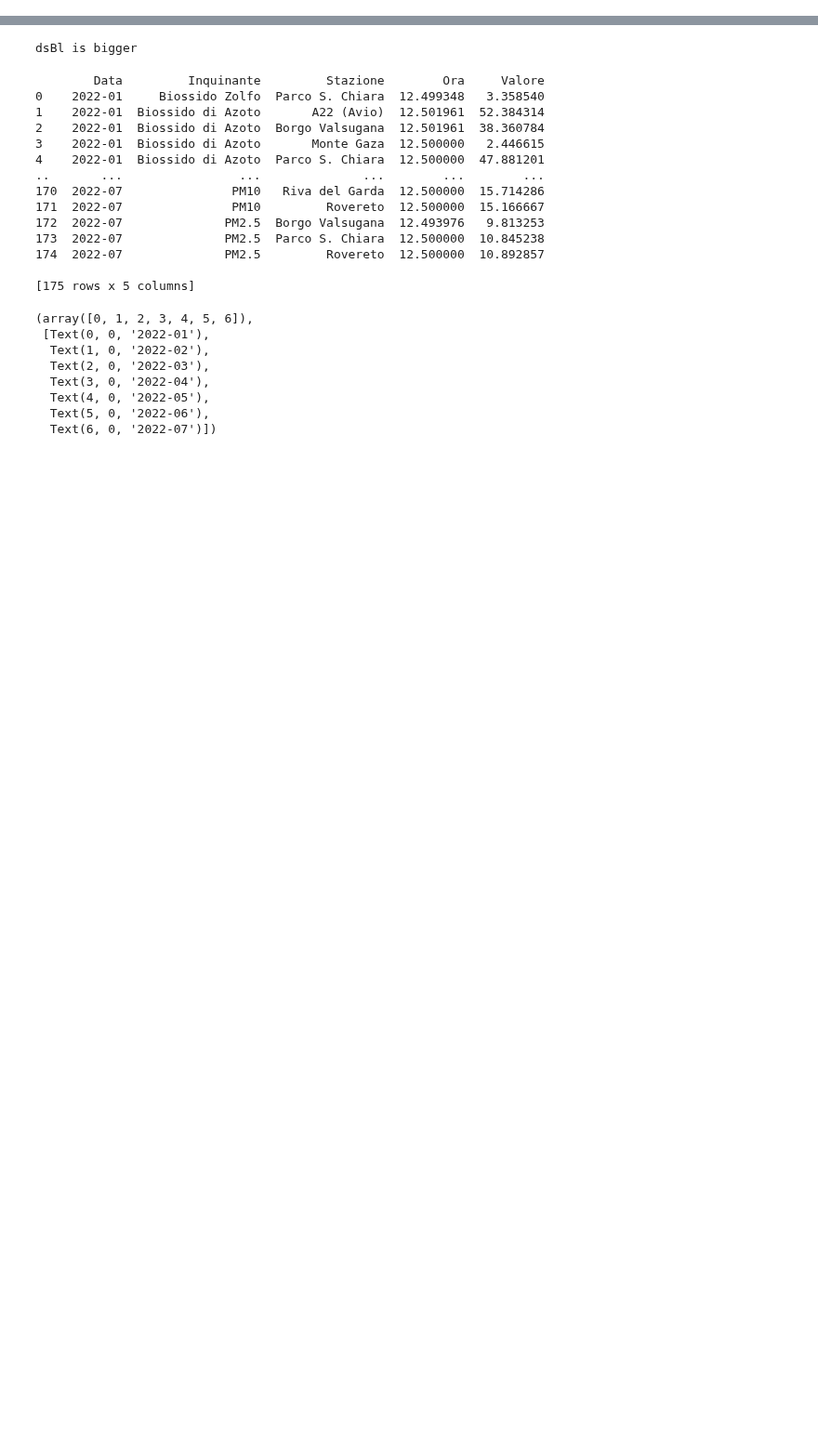
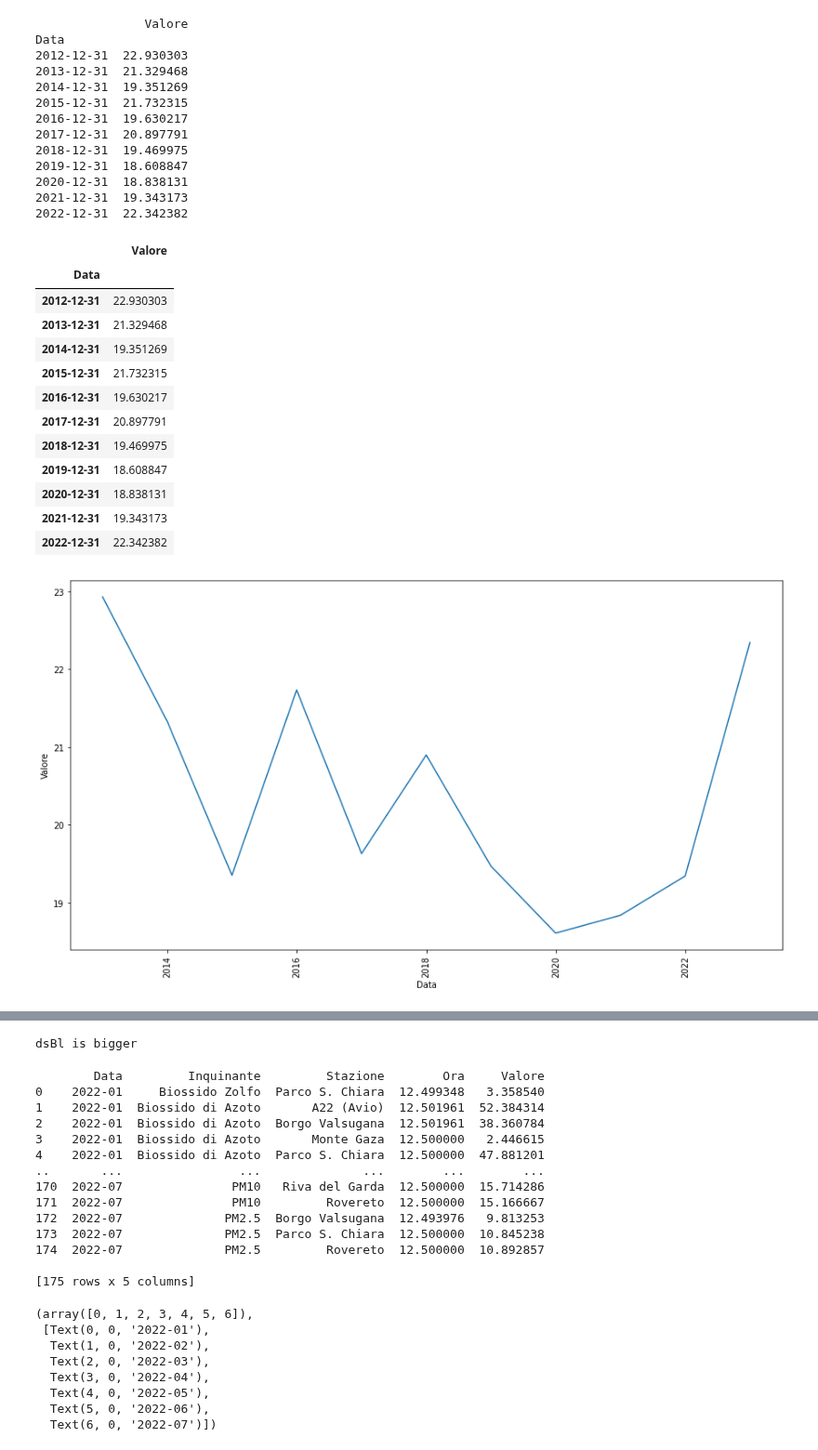
Before and after one commit to WebValley2022/webvalley-dashboard, a Jupyter notebook: LigiaNotebookAppa.ipynb, the cells around one changed output, grey strips where cells are left out. Shown at 93% size. Cells and saved outputs as stored; diff of their text form; code cells hidden in the pictures; blank space fills up the shorter version.

Commit message:
1st plot from 3rd section

```diff
--- a/LigiaNotebookAppa.ipynb
+++ b/LigiaNotebookAppa.ipynb
@@ -3,3 +3,46 @@ import pandas as pd
 import numpy as np
 from matplotlib import pyplot as plt
 import seaborn as sns
+# %%
+df = pd.read_csv('./data/merged_APPA_data.csv', encoding='windows-1252')
+# %%
+from matplotlib.pyplot import xticks
+
+df = df[df.Valore != "n.d."]
+df_schiara = df[(df.Stazione == "Parco S. Chiara") & (df.Inquinante == "PM10")]
+df["Data"] = pd.to_datetime(df.Data)
+df_schiara = df_schiara.resample("Y", on="Data").mean()
+print(df_schiara)
+df_schiara["Valore"] = pd.to_numeric(df_schiara.Valore)
+plt.gcf().set_size_inches(15, 8)
+sns.lineplot(y="Valore", x="Data", data=df_schiara)
+xticks(rotation = 90)
+df_schiara
+# %% [output]
+               Valore
+Data
+2012-12-31  22.930303
+2013-12-31  21.329468
+2014-12-31  19.351269
+2015-12-31  21.732315
+2016-12-31  19.630217
+2017-12-31  20.897791
+2018-12-31  19.469975
+2019-12-31  18.608847
+2020-12-31  18.838131
+2021-12-31  19.343173
+2022-12-31  22.342382
+|  | Valore |
+| Data |  |
+| 2012-12-31 | 22.930303 |
+| 2013-12-31 | 21.329468 |
+| 2014-12-31 | 19.351269 |
+| 2015-12-31 | 21.732315 |
+| 2016-12-31 | 19.630217 |
+| 2017-12-31 | 20.897791 |
+| 2018-12-31 | 19.469975 |
+| 2019-12-31 | 18.608847 |
+| 2020-12-31 | 18.838131 |
+| 2021-12-31 | 19.343173 |
+| 2022-12-31 | 22.342382 |
+[figure, added]
```
Also changed, not shown: parts of 4 cells of this notebook, 26 other files.
